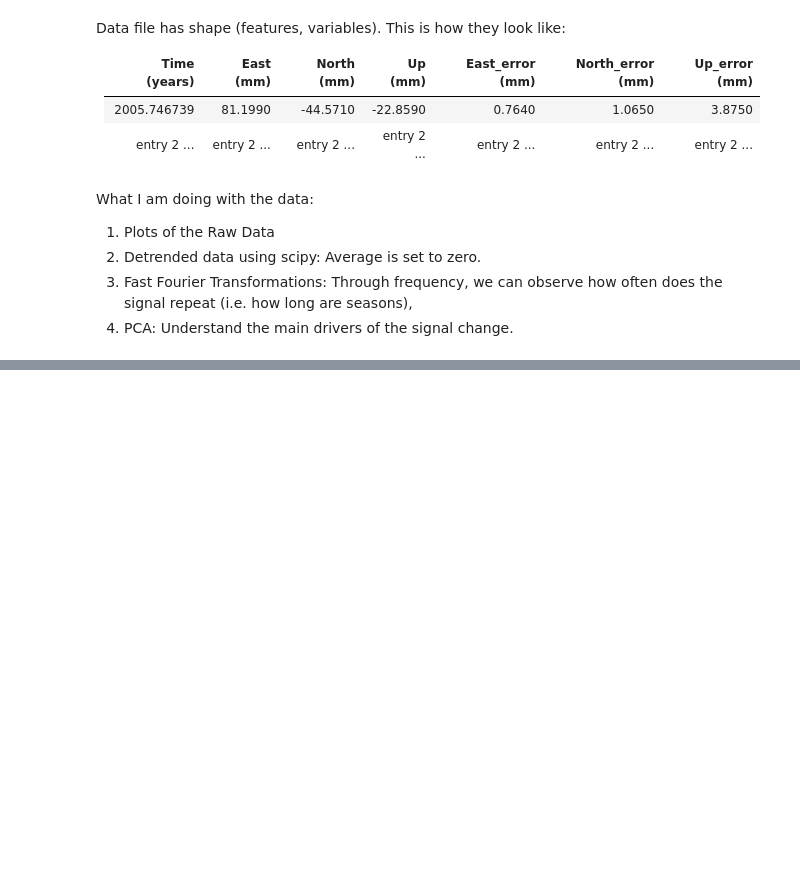
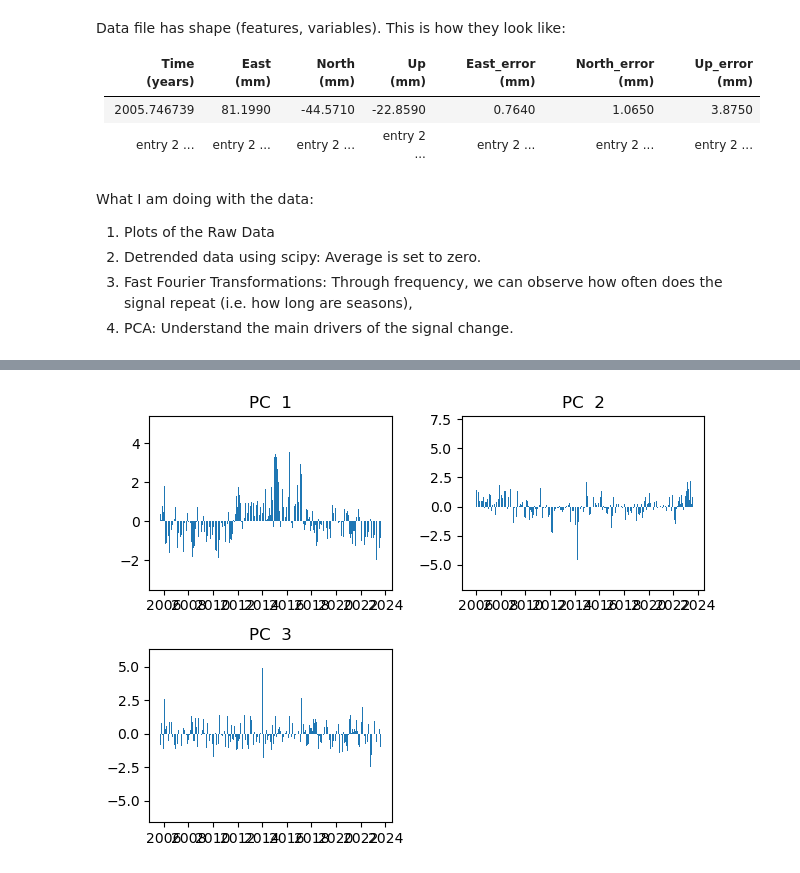
Before and after one commit to diegorvar/signal-processing-enu, a Jupyter notebook: SPENU.ipynb, the cells around one changed output, grey strips where cells are left out. Drawn from its saved outputs; the diff is of its cells as text; code cells hidden in the pictures; blank space fills up the shorter version.

```diff
--- a/SPENU.ipynb
+++ b/SPENU.ipynb
@@ -71,0 +86,29 @@ plt.show()
+# %%
+import datetime
+
+def decimal_year_to_date(decimal_year):
+    """
+    Converts a decimal year to a datetime.date object.
+    """
+    year = int(decimal_year)
+    fractional_part = decimal_year - year
+
+    # Determine if it's a leap year for accurate day calculation
+    is_leap = (year % 4 == 0 and year % 100 != 0) or (year % 400 == 0)
+    days_in_year = 366 if is_leap else 365
+
+    # Calculate the number of days from the start of the year
+    days_offset = fractional_part * days_in_year
+
+    # Create a datetime object for January 1st of that year
+    start_of_year = datetime.date(year, 1, 1)
+
+    # Add the calculated offset in days
+    result_date = start_of_year + datetime.timedelta(days=days_offset)
+
+    return result_date
+
+# Example usage:
+decimal_year_value = AASI_time[1261]
+date_result = decimal_year_to_date(decimal_year_value)
+print(f"The decimal year {decimal_year_value} converts to: {date_result}")
@@ -71,0 +230,16 @@ plt.show()
+# %%
+solver = Eof(AASI_data_detrended)
+eofs = solver.eofsAsCovariance(neofs = 4)
+
+pc4 = solver.pcs(npcs=4, pcscaling=1)
+a=1
+
+for i in range(len(pc4[0])):
+    plt.subplot(2, 2, i+1)
+    plt.bar(converted_dates,pc4[:,i])
+    plt.title('PC  %i' %a)
+    a+=1
+
+plt.tight_layout()
+# %% [output]
+[figure, added]
```
Also changed, not shown: parts of 13 cells of this notebook.
